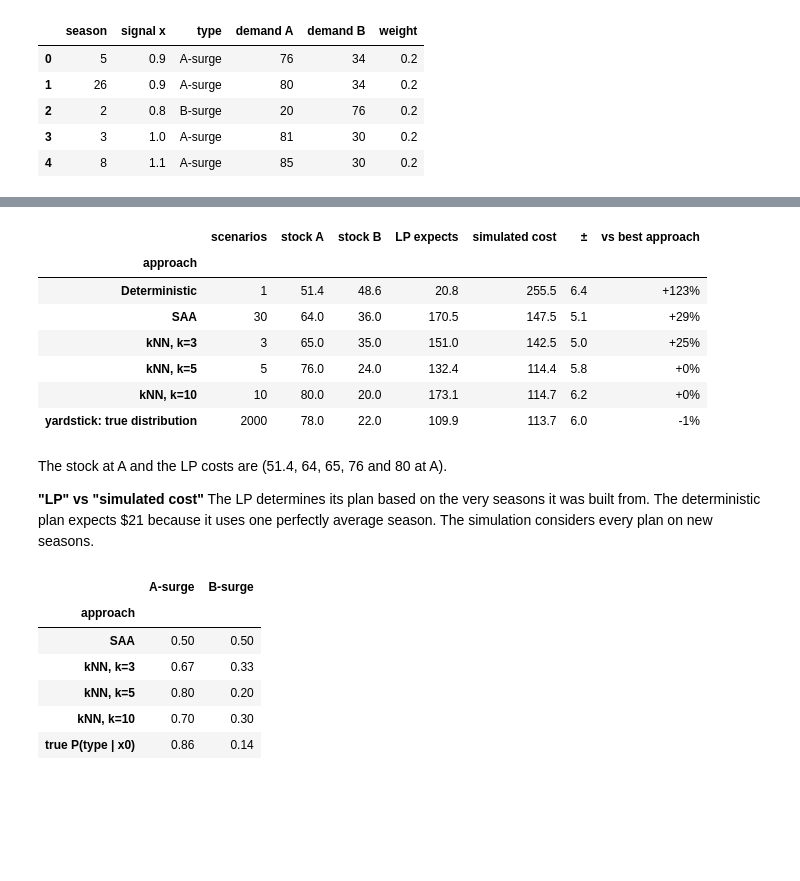
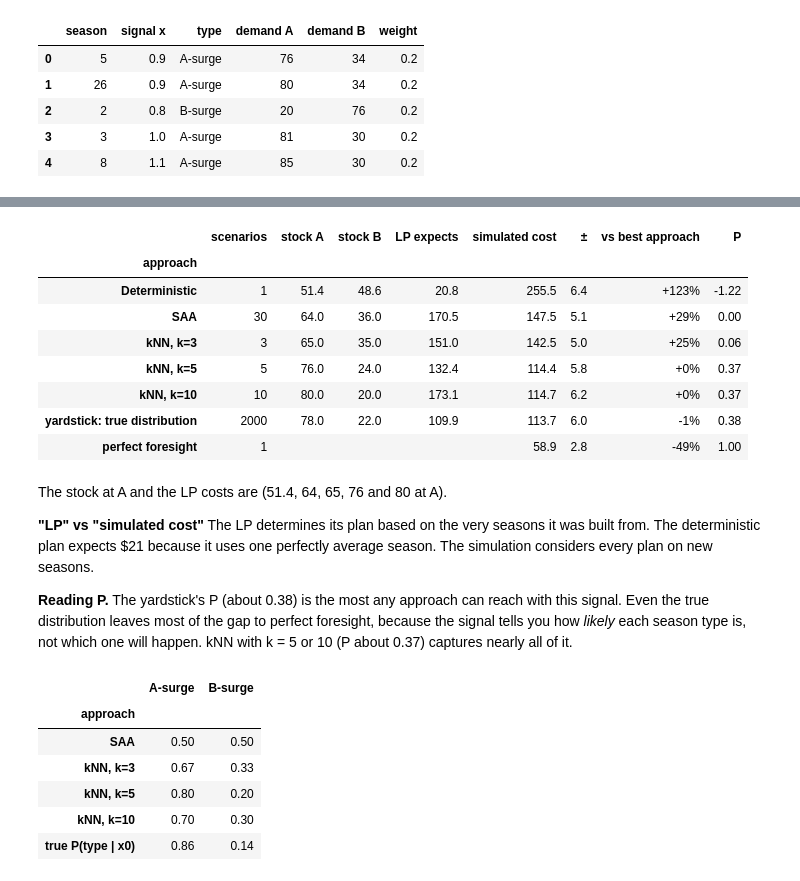
Before and after one commit to y-adulyasak/SCOA_PhD, a Jupyter notebook: S10_P2P/two_stage_P2P_S1.ipynb, the cells around one changed output, grey strips where cells are left out. Saved outputs shown, nothing was run; the diff lists cells and outputs as text; code cells hidden in the pictures; blank space fills up the shorter version.

```diff
--- a/S10_P2P/two_stage_P2P_S1.ipynb
+++ b/S10_P2P/two_stage_P2P_S1.ipynb
@@ -332,42 +343,56 @@ def compare(inst, x0, n_test=1000, seed=1):
         plan = two_stage_lp(inst, D, w)                                   # 1. plan
         sim = two_stage_lp(inst, test, equal, z_fixed=plan["z"])          # 2. simulate
         rows.append({"approach": name, "scenarios": len(w),
                      **{f"stock {dc}": z for dc, z in zip(inst["dc"], plan["z"])},
                      "LP expects": plan["cost"],
                      "simulated cost": sim["cost"],
                      "±": 1.96 * sim["scenario_cost"].std() / np.sqrt(n_test)})
         if used is not None:                                              # share of each season type
             beliefs.append({"approach": name, **{t: np.mean(inst["type"][used] == m)
                                                  for m, t in enumerate(inst["types"])}})
 
     # yardstick: plan with 2,000 draws from the TRUE distribution at x0
     _, D_true = draw_seasons(inst, x0, 2000, np.random.default_rng(seed + 100))
     plan = two_stage_lp(inst, D_true, np.full(2000, 1 / 2000))
     sim = two_stage_lp(inst, test, equal, z_fixed=plan["z"])
     rows.append({"approach": "yardstick: true distribution", "scenarios": 2000,
                  **{f"stock {dc}": z for dc, z in zip(inst["dc"], plan["z"])},
                  "LP expects": plan["cost"], "simulated cost": sim["cost"],
                  "±": 1.96 * sim["scenario_cost"].std() / np.sqrt(n_test)})
     beliefs.append({"approach": "true P(type | x0)", **dict(zip(inst["types"], p_type(inst, x0)))})
 
+    # perfect foresight: knows each new season's demand BEFORE placing stock
+    # (the same LP, solved once per season with that season as its only scenario)
+    pf = np.array([two_stage_lp(inst, test[s:s + 1], [1.0])["cost"] for s in range(n_test)])
+    rows.append({"approach": "perfect foresight", "scenarios": 1,
+                 "simulated cost": pf.mean(), "±": 1.96 * pf.std() / np.sqrt(n_test)})
+
     table = pd.DataFrame(rows).set_index("approach")
     best = table.loc[list(APPROACHES), "simulated cost"].min()
     table["vs best approach"] = (table["simulated cost"] / best - 1).map("{:+.0%}".format)
-    return table.round(1), pd.DataFrame(beliefs).set_index("approach").round(2)
+
+    # coefficient of prescriptiveness: 0 = SAA, 1 = perfect foresight
+    cost_saa = table.loc["SAA", "simulated cost"]
+    cost_pf = table.loc["perfect foresight", "simulated cost"]
+    P = 1 - (table["simulated cost"] - cost_pf) / (cost_saa - cost_pf)
+    table = table.round(1)
+    table["P"] = P.round(2)
+    return table.fillna(""), pd.DataFrame(beliefs).set_index("approach").round(2)
 
 
 X0 = 0.9                                                       # today's signal
 result_1, beliefs_1 = compare(INSTANCE_1, X0)
 result_1
 # %% [output]
-|  | scenarios | stock A | stock B | LP expects | simulated cost | ± | vs best approach |
-| approach |  |  |  |  |  |  |  |
-| Deterministic | 1 | 51.4 | 48.6 | 20.8 | 255.5 | 6.4 | +123% |
-| SAA | 30 | 64.0 | 36.0 | 170.5 | 147.5 | 5.1 | +29% |
-| kNN, k=3 | 3 | 65.0 | 35.0 | 151.0 | 142.5 | 5.0 | +25% |
-| kNN, k=5 | 5 | 76.0 | 24.0 | 132.4 | 114.4 | 5.8 | +0% |
-| kNN, k=10 | 10 | 80.0 | 20.0 | 173.1 | 114.7 | 6.2 | +0% |
-| yardstick: true distribution | 2000 | 78.0 | 22.0 | 109.9 | 113.7 | 6.0 | -1% |
+|  | scenarios | stock A | stock B | LP expects | simulated cost | ± | vs best approach | P |
+| approach |  |  |  |  |  |  |  |  |
+| Deterministic | 1 | 51.4 | 48.6 | 20.8 | 255.5 | 6.4 | +123% | -1.22 |
+| SAA | 30 | 64.0 | 36.0 | 170.5 | 147.5 | 5.1 | +29% | 0.00 |
+| kNN, k=3 | 3 | 65.0 | 35.0 | 151.0 | 142.5 | 5.0 | +25% | 0.06 |
+| kNN, k=5 | 5 | 76.0 | 24.0 | 132.4 | 114.4 | 5.8 | +0% | 0.37 |
+| kNN, k=10 | 10 | 80.0 | 20.0 | 173.1 | 114.7 | 6.2 | +0% | 0.37 |
+| yardstick: true distribution | 2000 | 78.0 | 22.0 | 109.9 | 113.7 | 6.0 | -1% | 0.38 |
+| perfect foresight | 1 |  |  |  | 58.9 | 2.8 | -49% | 1.00 |
 # %% [markdown]
 The stock at A and the LP costs are (51.4, 64, 65, 76 and 80
 at A).
@@ -375,6 +400,10 @@ at A).
 **"LP" vs "simulated cost"** The LP determines its plan based on the very seasons it was
 built from. The deterministic plan expects \$21 because it uses one perfectly average season. The
 simulation considers every plan on new seasons.
+
+**Reading P.** The yardstick's P (about 0.38) is the most any approach can reach with this signal. Even the
+true distribution leaves most of the gap to perfect foresight, because the signal tells you how *likely*
+each season type is, not which one will happen. kNN with k = 5 or 10 (P about 0.37) captures nearly all of it.
 # %%
 beliefs_1
 # %% [output]
```
Also changed, not shown: parts of 4 cells of this notebook.
